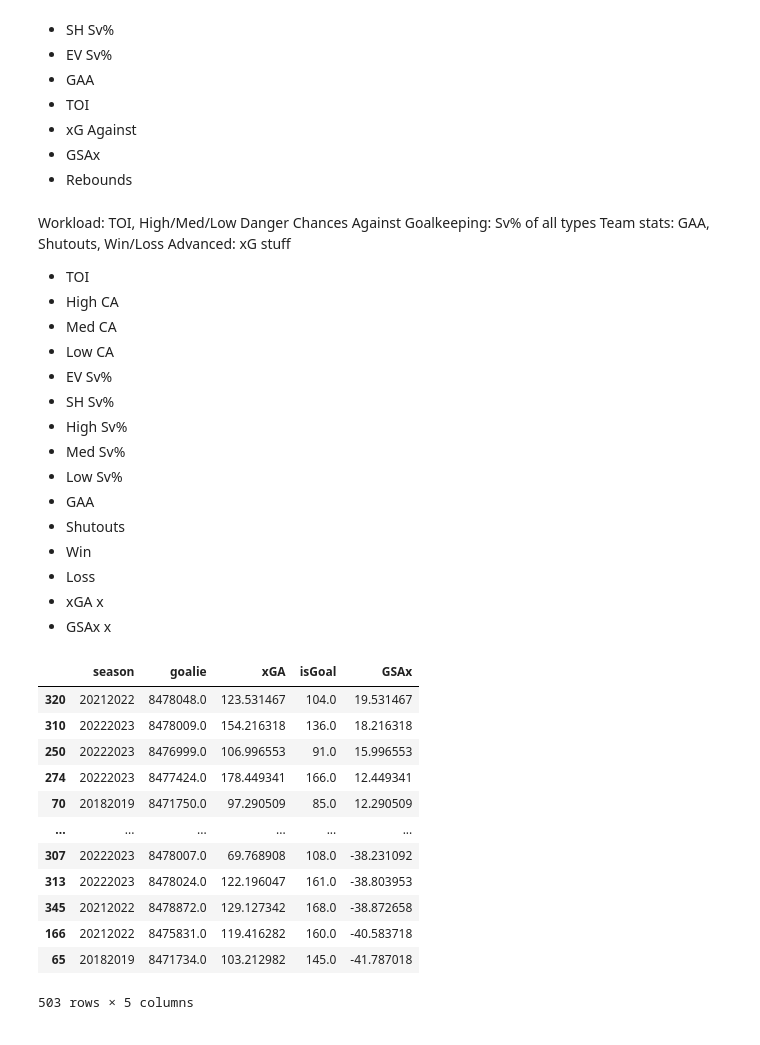
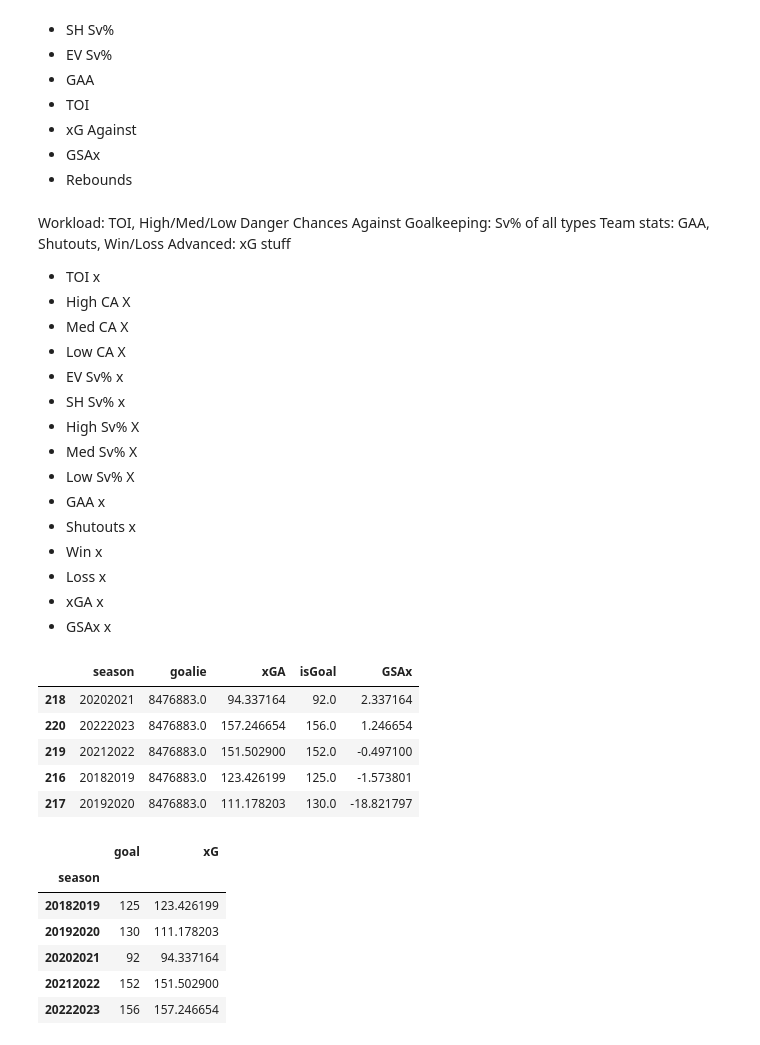
Before and after one commit to CharlesJub/HockeySavant, a Jupyter notebook: scripts/percentiles.ipynb, the cells around one changed output. Drawn from its saved outputs; the diff is of its cells as text; code cells hidden in the pictures.

Commit message:
fix goalie_percentiles

```diff
--- a/scripts/percentiles.ipynb
+++ b/scripts/percentiles.ipynb
@@ -260,19 +260,19 @@ Goalkeeping:  Sv% of all types
 Team stats: GAA, Shutouts, Win/Loss
 Advanced: xG stuff
 
-- TOI
-- High CA
-- Med  CA
-- Low CA
-- EV Sv%
-- SH Sv%
-- High Sv%
-- Med Sv%
-- Low Sv%
-- GAA
-- Shutouts
-- Win
-- Loss
+- TOI x
+- High CA X
+- Med  CA X
+- Low CA X
+- EV Sv% x
+- SH Sv% x
+- High Sv% X
+- Med Sv% X
+- Low Sv% X
+- GAA x
+- Shutouts x
+- Win x
+- Loss x
 - xGA x
 - GSAx x
 # %%
@@ -286,6 +286,7 @@ play_by_play = pd.read_csv('C:/Users/charl/OneDrive/Desktop/Projects/HockeySavan
 xg = pd.read_sql("SELECT * FROM expected_goals", con=conn)
 
 play_by_play = play_by_play.merge(xg, how='inner', on=['gameId','playId'])
+play_by_play = play_by_play[play_by_play['eventType'].isin(['Shot', 'Goal'])]
 # %%
 # Create columns 'homeSave' and 'isGoal'
 play_by_play['homeSave'] = np.where(play_by_play['eventTeam'] != play_by_play['homeTeam'], 1, 0)
@@ -301,47 +302,50 @@ def aggregate_data(saves, is_home_saves=True):
     group_by_column = 'homeGoalie' if is_home_saves else 'awayGoalie'
     aggregation = saves.groupby(by=[group_by_column, 'season']).agg({'xG': 'sum', 'isGoal': 'sum'}).reset_index()
     aggregation['GSAx'] = aggregation['xG'] - aggregation['isGoal']
     return aggregation
-
 
 home_save_group = aggregate_data(home_goalie_saves, is_home_saves=True)
 away_save_group = aggregate_data(away_goalie_saves, is_home_saves=False)
 
 # Merge DataFrames
 all_saves_group = home_save_group.merge(away_save_group, how='outer', left_on=['homeGoalie','season'], right_on=['awayGoalie','season'])
 
 # Fill NaN values
 columns_to_fill = ['xG_x', 'isGoal_x', 'GSAx_x', 'xG_y', 'isGoal_y', 'GSAx_y']
 all_saves_group[columns_to_fill] = all_saves_group[columns_to_fill].fillna(0)
 
 # Combine 'homeGoalie' and 'awayGoalie' into 'goalie' column
 all_saves_group['goalie'] = np.where(all_saves_group['homeGoalie'].isna(), all_saves_group['awayGoalie'], all_saves_group['homeGoalie'])
 
 # Calculate 'xGA' (opponent goals against) and drop unnecessary columns
 all_saves_group['xGA'] = all_saves_group['xG_x'] + all_saves_group['xG_y']
 all_saves_group['isGoal'] = all_saves_group['isGoal_x'] + all_saves_group['isGoal_y']
 all_saves_group['GSAx'] = all_saves_group['GSAx_x'] + all_saves_group['GSAx_y']
 all_saves_group = all_saves_group.drop(['xG_x', 'isGoal_x', 'GSAx_x', 'xG_y', 'isGoal_y', 'GSAx_y', 'homeGoalie', 'awayGoalie'], axis=1)
 
 # Rename 'xG' to 'xGA'
 all_saves_group = all_saves_group.rename(columns={'xG': 'xGA'})
 
 # Display the final DataFrame
-all_saves_group.sort_values(by='GSAx', ascending=False)
+all_saves_group[all_saves_group['goalie'] == 8476883].sort_values(by='GSAx', ascending=False)
 # %% [output]
 |  | season | goalie | xGA | isGoal | GSAx |
-| 320 | 20212022 | 8478048.0 | 123.531467 | 104.0 | 19.531467 |
-| 310 | 20222023 | 8478009.0 | 154.216318 | 136.0 | 18.216318 |
-| 250 | 20222023 | 8476999.0 | 106.996553 | 91.0 | 15.996553 |
-| 274 | 20222023 | 8477424.0 | 178.449341 | 166.0 | 12.449341 |
-| 70 | 20182019 | 8471750.0 | 97.290509 | 85.0 | 12.290509 |
-| ... | ... | ... | ... | ... | ... |
-| 307 | 20222023 | 8478007.0 | 69.768908 | 108.0 | -38.231092 |
-| 313 | 20222023 | 8478024.0 | 122.196047 | 161.0 | -38.803953 |
-| 345 | 20212022 | 8478872.0 | 129.127342 | 168.0 | -38.872658 |
-| 166 | 20212022 | 8475831.0 | 119.416282 | 160.0 | -40.583718 |
-| 65 | 20182019 | 8471734.0 | 103.212982 | 145.0 | -41.787018 |
+| 218 | 20202021 | 8476883.0 | 94.337164 | 92.0 | 2.337164 |
+| 220 | 20222023 | 8476883.0 | 157.246654 | 156.0 | 1.246654 |
+| 219 | 20212022 | 8476883.0 | 151.502900 | 152.0 | -0.497100 |
+| 216 | 20182019 | 8476883.0 | 123.426199 | 125.0 | -1.573801 |
+| 217 | 20192020 | 8476883.0 | 111.178203 | 130.0 | -18.821797 |
-503 rows × 5 columns
+# %%
+play_by_play[((play_by_play['homeGoalie'] == 8476883) & (play_by_play['isHome'] == 0)) | ((play_by_play['awayGoalie'] == 8476883) & (play_by_play['isHome'] == 1))].groupby(by='season').agg(goal = ('isGoal', 'sum'),
+                                                                                                                                                                        xG = ('xG', 'sum'))
+# %% [output]
+|  | goal | xG |
+| season |  |  |
+| 20182019 | 125 | 123.426199 |
+| 20192020 | 130 | 111.178203 |
+| 20202021 | 92 | 94.337164 |
+| 20212022 | 152 | 151.502900 |
+| 20222023 | 156 | 157.246654 |
 # %%
 # Dict to shift x,y coords to same side for all teams
 coords_shift_dict = {
```
Also changed, not shown: parts of 18 cells of this notebook.
